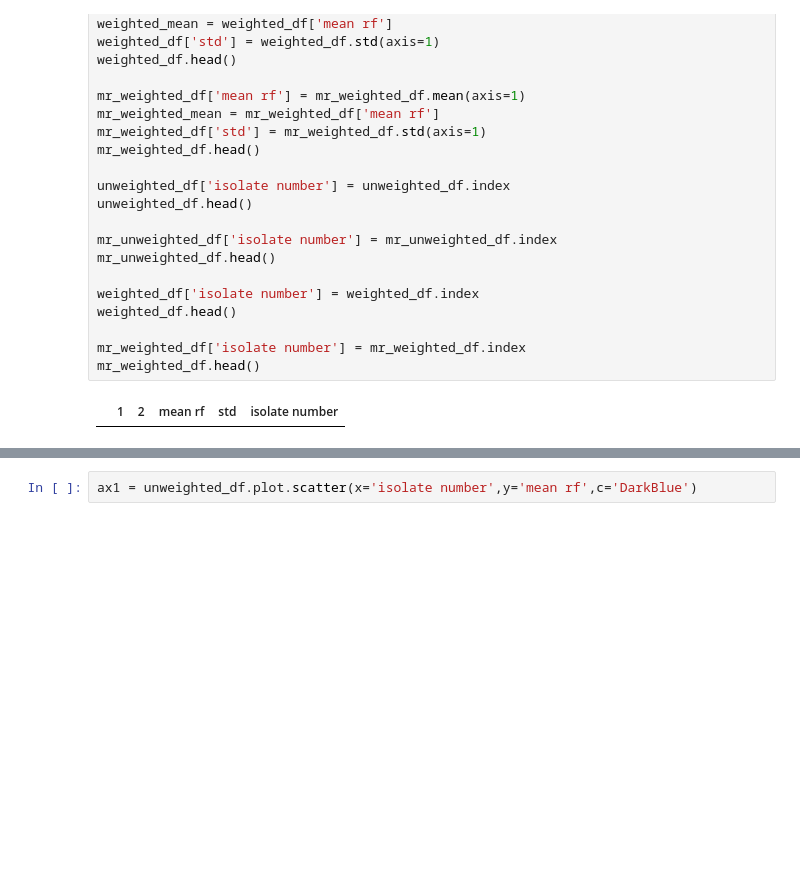
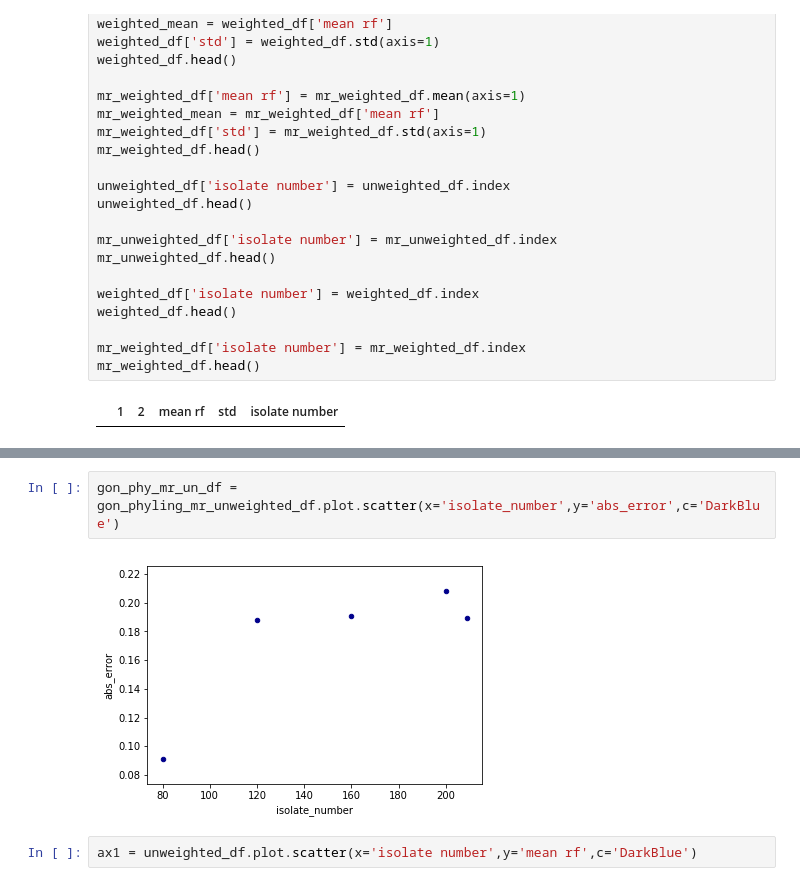
Before and after one commit to jtfield/phylo_comparison, a Jupyter notebook: tree_compare_fig.ipynb, the cells around one changed output, grey strips where cells are left out. Drawn from its saved outputs; the diff is of its cells as text; blank space fills up the shorter version.

```diff
--- a/tree_compare_fig.ipynb
+++ b/tree_compare_fig.ipynb
@@ -777,3 +765,7 @@ for i in range(100):
+# %%
+gon_phy_mr_un_df = gon_phyling_mr_unweighted_df.plot.scatter(x='isolate_number',y='abs_error',c='DarkBlue')
+# %% [output]
+[figure, added]
 # %%
 ax1 = unweighted_df.plot.scatter(x='isolate number',y='mean rf',c='DarkBlue')
 # %% [output]
```
Also changed, not shown: parts of 12 cells of this notebook.
